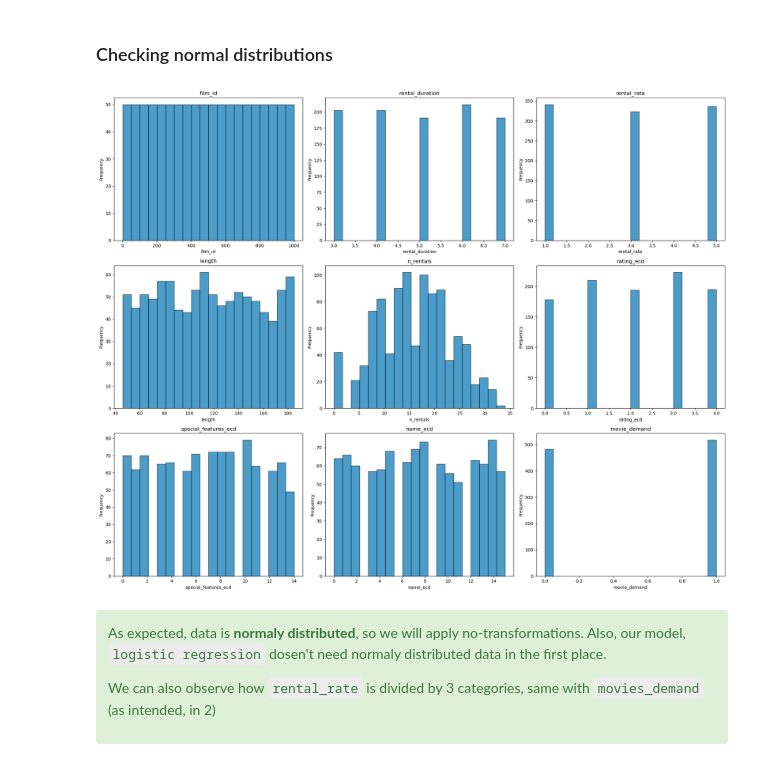
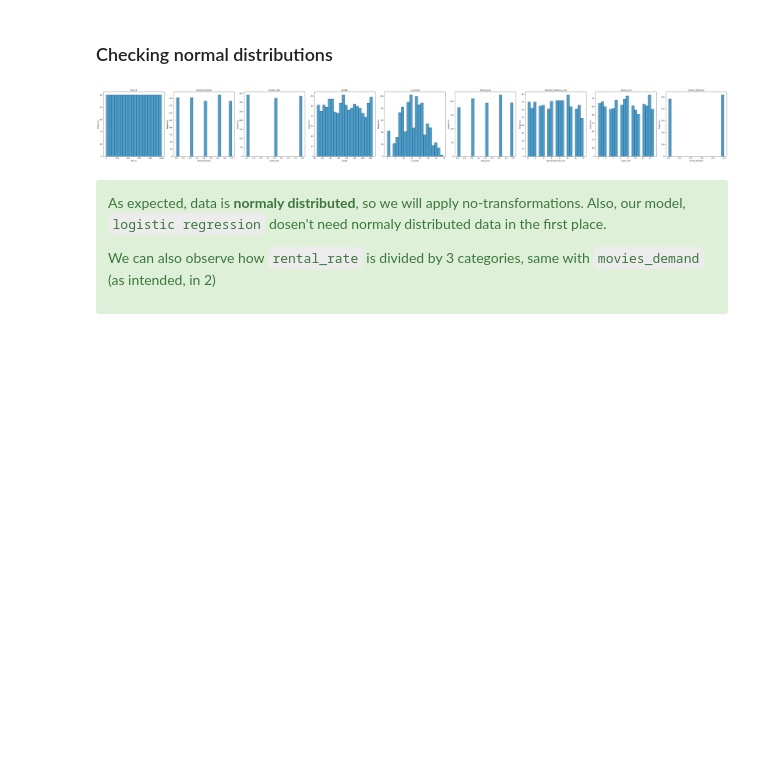
Before and after one commit to isi-mube/Iron-Labs, a Jupyter notebook: unit_3_sql/lab-predictions-logistic-regression/notebook/imb_solution_lab_logistic_regression.ipynb, the cells around one changed output. Drawn from its saved outputs; the diff is of its cells as text; code cells hidden in the pictures; blank space fills up the shorter version.

```diff
--- a/unit_3_sql/lab-predictions-logistic-regression/notebook/imb_solution_lab_logistic_regression.ipynb
+++ b/unit_3_sql/lab-predictions-logistic-regression/notebook/imb_solution_lab_logistic_regression.ipynb
@@ -220,21 +220,21 @@ There are not visible outliers. **Meaning**, the data could be normally distribu
 # %% [markdown]
 ### Checking normal distributions
 # %%
-fig, axes = plt.subplots(nrows=3, ncols=3, figsize=(20, 16))  # nrows to 3, ncols to 3 to plot our 9 features
+fig, axes = plt.subplots(nrows=1, ncols=len(X_N.columns), figsize=(50, 6))  # nrows to 1, ncols to the number of features
 color = '#0072B2'  # blue
 
 for i, ax in enumerate(axes.flat):
     if i >= len(X_N.columns):
         break
     ax.hist(X_N.iloc[:, i], color=color, bins=20, alpha=0.7, edgecolor='black')
     ax.set_title(X_N.columns[i])
     ax.set_xlabel(X_N.columns[i])
     ax.set_ylabel('Frequency')
 
 plt.tight_layout()
 plt.show()
 # %% [output]
-[figure, old version]
+[figure, new version]
 # %% [markdown]
 <div class="alert alert-block alert-success">
 
```
Also changed, not shown: parts of 15 cells of this notebook.
